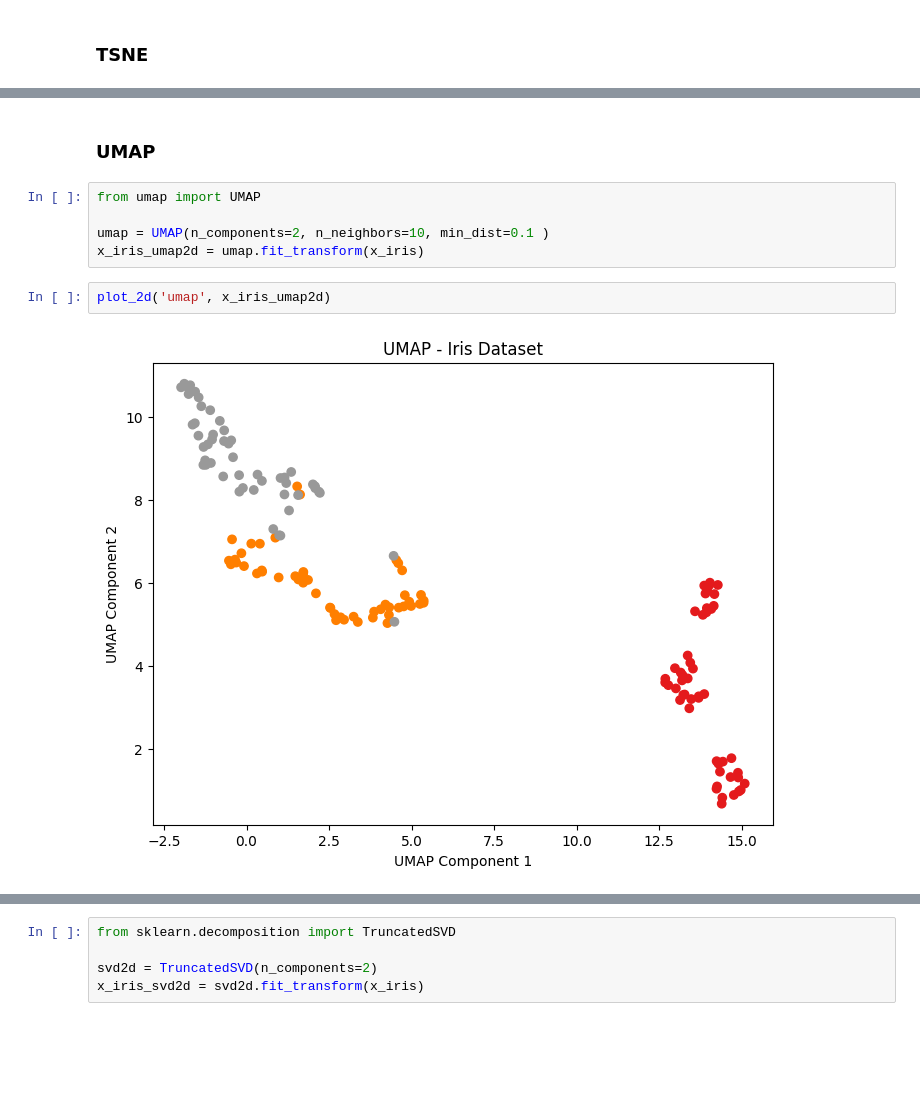
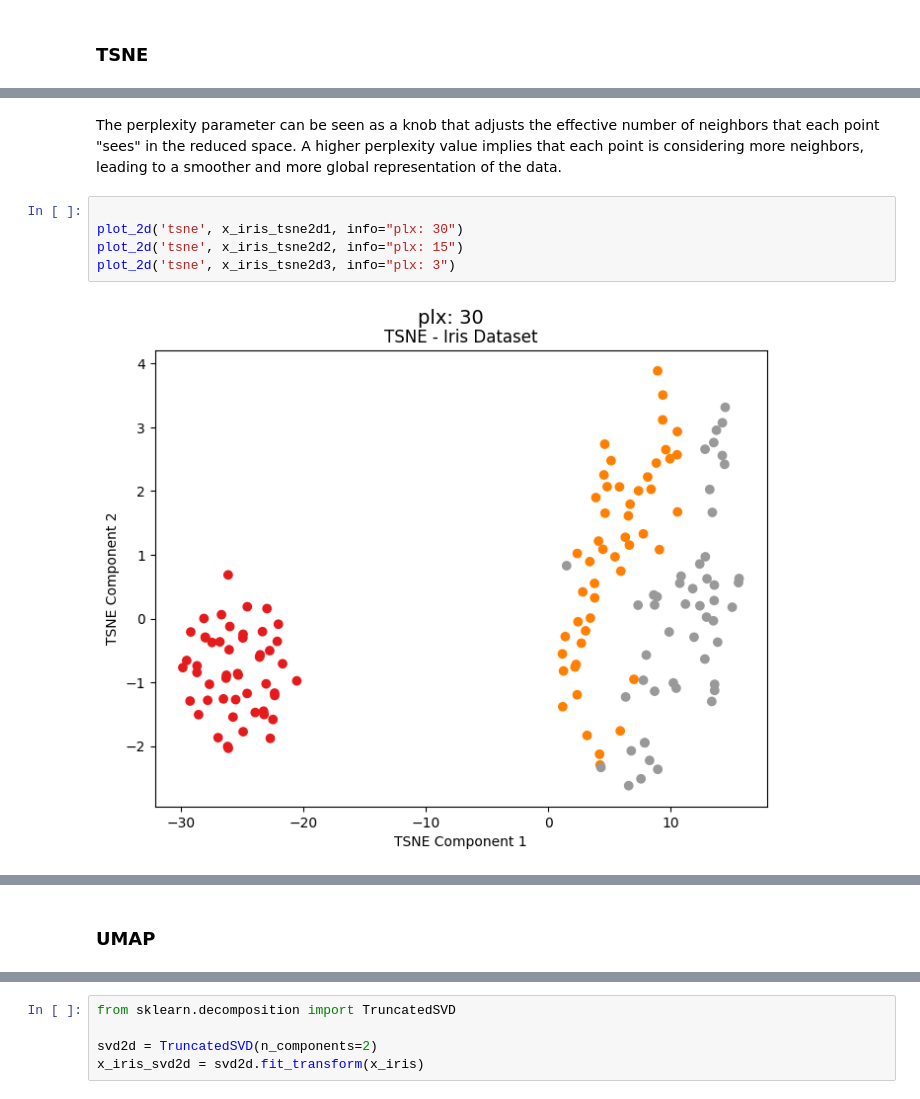
Before and after one commit to DivyanshuBhoyar/ml-study, a Jupyter notebook: linear-regression/learning/dimen_reduction.ipynb, the cells around one changed output, grey strips where cells are left out. Saved outputs shown, nothing was run; the diff lists cells and outputs as text; blank space fills up the shorter version.

```diff
--- a/linear-regression/learning/dimen_reduction.ipynb
+++ b/linear-regression/learning/dimen_reduction.ipynb
@@ -99,0 +116,11 @@ plot_2d('tsne', x_iris_tsne2d)
+# %% [markdown]
+The perplexity parameter can be seen as a knob that adjusts the effective number of neighbors that each point "sees" in the reduced space.
+A higher perplexity value implies that each point is considering more neighbors,
+leading to a smoother and more global representation of the data.
+# %%
+
+plot_2d('tsne', x_iris_tsne2d1, info="plx: 30")
+plot_2d('tsne', x_iris_tsne2d2, info="plx: 15")
+plot_2d('tsne', x_iris_tsne2d3, info="plx: 3")
+# %% [output]
+[figure, added]
@@ -100,11 +129,2 @@ plot_2d('tsne', x_iris_tsne2d)
 # %% [markdown]
 ### UMAP
-# %%
-from umap import UMAP
-
-umap = UMAP(n_components=2, n_neighbors=10, min_dist=0.1 )
-x_iris_umap2d = umap.fit_transform(x_iris)
-# %%
-plot_2d('umap', x_iris_umap2d)
-# %% [output]
-[figure, removed]
```
Also changed, not shown: parts of 14 cells of this notebook, 1 other file.
